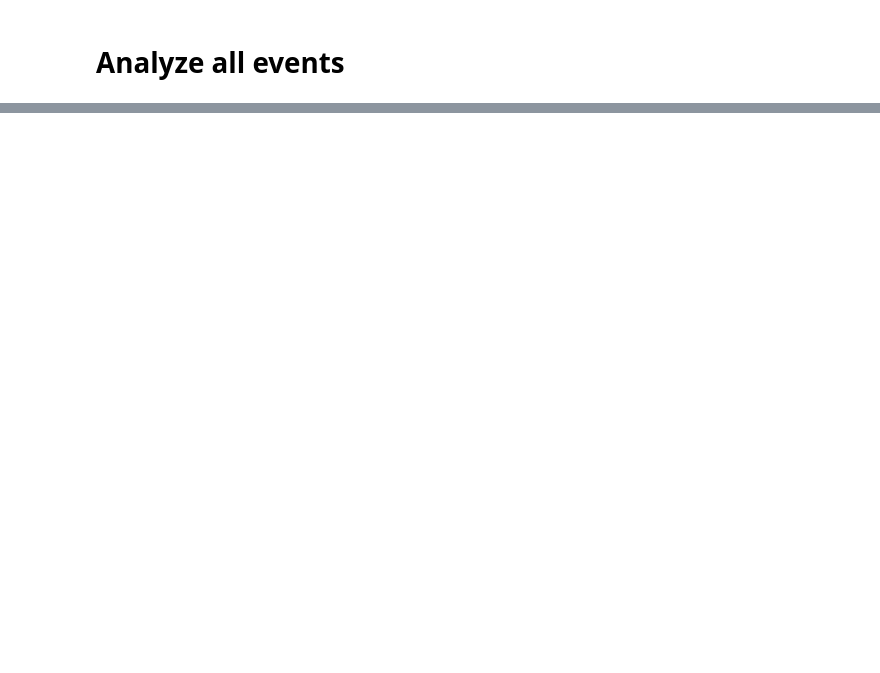
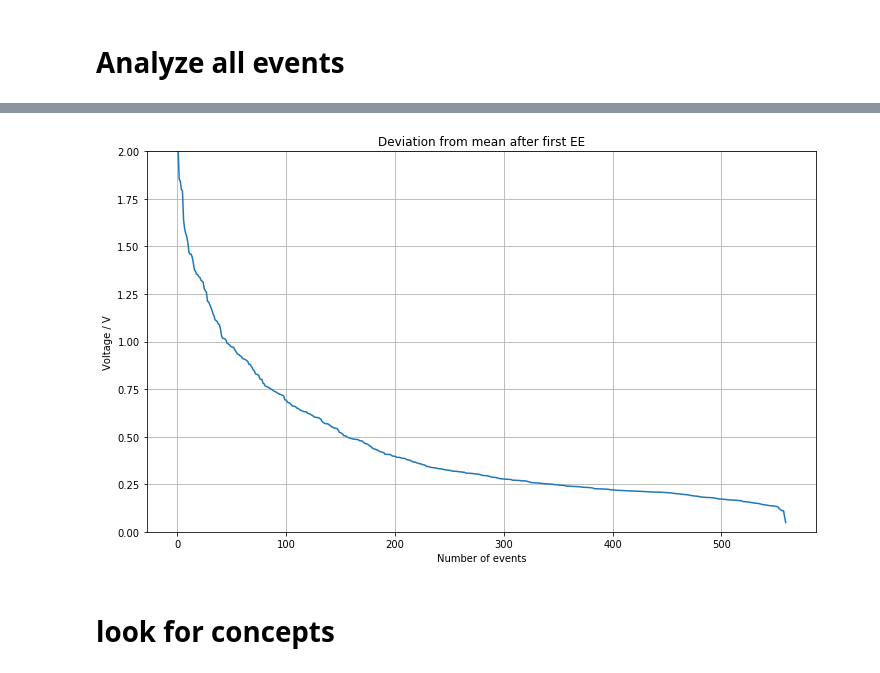
Before and after one commit to cobermai/lhc_anomaly_detection, a Jupyter notebook: notebooks/RB_FPA_analysis_prim_quench.ipynb, the cells around one changed output, grey strips where cells are left out. Saved outputs shown, nothing was run; the diff lists cells and outputs as text; code cells hidden in the pictures; blank space fills up the shorter version.

```diff
--- a/notebooks/RB_FPA_analysis_prim_quench.ipynb
+++ b/notebooks/RB_FPA_analysis_prim_quench.ipynb
@@ -333,0 +215,33 @@ xr.concat(dataset, dim="event")
+# %%
+mp3_fpa_df_in_dataset = mp3_fpa_df_period[mp3_fpa_df_period.fpa_identifier.isin(dataset.event.values)]
+mp3_fpa_df_in_dataset["first_exrtraction"] = [min(float(row['Delta_t(EE_odd-PIC)']) / 1000, float(row['Delta_t(EE_even-PIC)']) / 1000) for i, row in mp3_fpa_df_in_dataset.iterrows()]
+# %%
+i = 0
+max_deviation = np.zeros(len(mp3_fpa_df_in_dataset))
+for k, row in mp3_fpa_df_in_dataset.iterrows():
+
+    ds = dataset.loc[{'event': row['fpa_identifier'], 'type':'data'}]#, 'time':slice(t_ee1 + window[0],t_ee1+ window[1])}]
+
+    max_deviation[i] = max(abs(ds.min() - ds.mean()), abs(ds.max() - ds.mean())).values
+
+    #if max_deviation[i] > 1:
+    #    plt.figure()
+    #    plt.title(f"{max_deviation[i]}")
+    #    print(row['fpa_identifier'])
+    #    plt.plot(ds.T)
+
+    i+=1
+    #if i>10:
+     #   break
+# %%
+plt.figure(figsize=(12,7))
+plt.plot(np.sort(max_deviation)[::-1])
+plt.title('Deviation from mean after first EE')
+plt.xlabel("Number of events")
+plt.ylabel("Voltage / V")
+plt.ylim((0,2))
+plt.grid()
+# %% [output]
+[figure, added]
+# %% [markdown]
+# look for concepts
```
Also changed, not shown: parts of 20 cells of this notebook, 12 other files.
